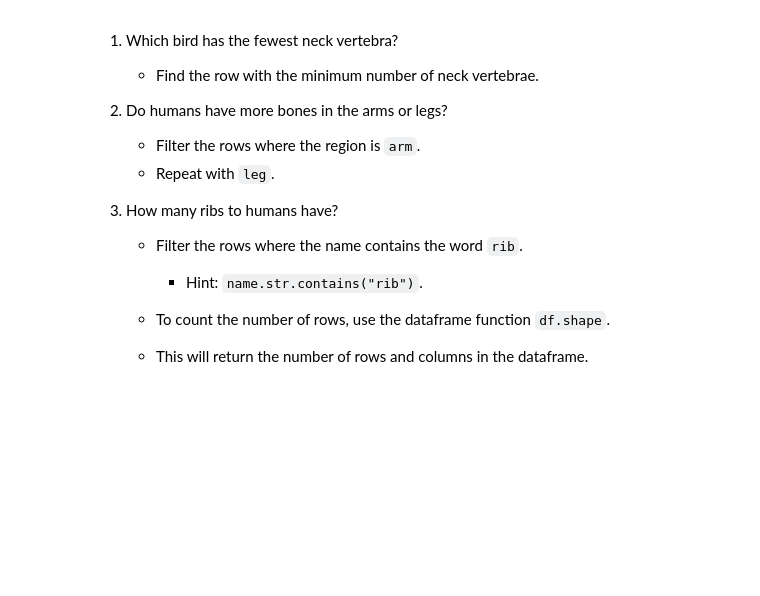
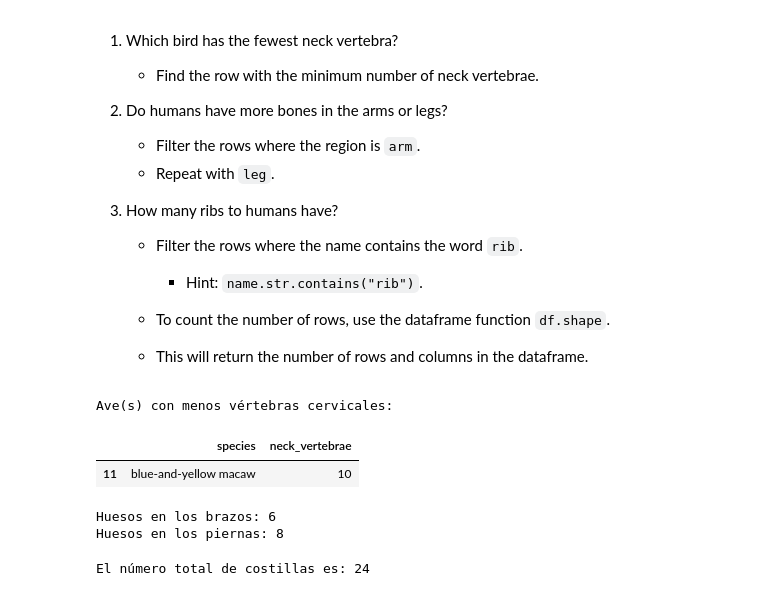
Before and after one commit to aztcc/minerodedatos77, a Jupyter notebook: skeletal_variation.ipynb, the cells around one changed output. Drawn from its saved outputs; the diff is of its cells as text; code cells hidden in the pictures; blank space fills up the shorter version.

```diff
--- a/skeletal_variation.ipynb
+++ b/skeletal_variation.ipynb
@@ -275,0 +285,37 @@ Below are a few ideas for extensions.
+# %%
+# 1.  Which bird has the fewest neck vertebra?
+# Buscamos la fila donde el número de vértebras del cuello sea el mínimo
+ave_menos_vertebras = birds[birds['neck_vertebrae'] == birds['neck_vertebrae'].min()]
+
+print("Ave con menos vértebras cervicales:")
+display(ave_menos_vertebras)
+# %% [output]
+Ave(s) con menos vértebras cervicales:
+|  | species | neck_vertebrae |
+| 11 | blue-and-yellow macaw | 10 |
+# %%
+# 2. Do humans have more bones in the arms or legs?
+# Filtramos por la columna 'region' usando el DataFrame 'df'
+brazos = df[df['region'] == 'arm']
+piernas = df[df['region'] == 'leg']
+
+# Obtenemos el número de filas para cada uno
+num_brazos = brazos.shape[0]
+num_piernas = piernas.shape[0]
+
+print(f"Huesos en los brazos: {num_brazos}")
+print(f"Huesos en los piernas: {num_piernas}")
+# %% [output]
+Huesos en los brazos: 6
+Huesos en los piernas: 8
+# %%
+# 3. How many ribs to humans have?
+# Usamos el método sugerido con el nombre correcto de tu tabla
+costillas = df[df['name'].str.contains("rib", case=False, na=False)]
+
+# Guardamos el conteo de filas
+total_costillas = costillas.shape[0]
+
+print(f"El número total de costillas es: {total_costillas}")
+# %% [output]
+El número total de costillas es: 24
```
Also changed, not shown: parts of 6 cells of this notebook.
